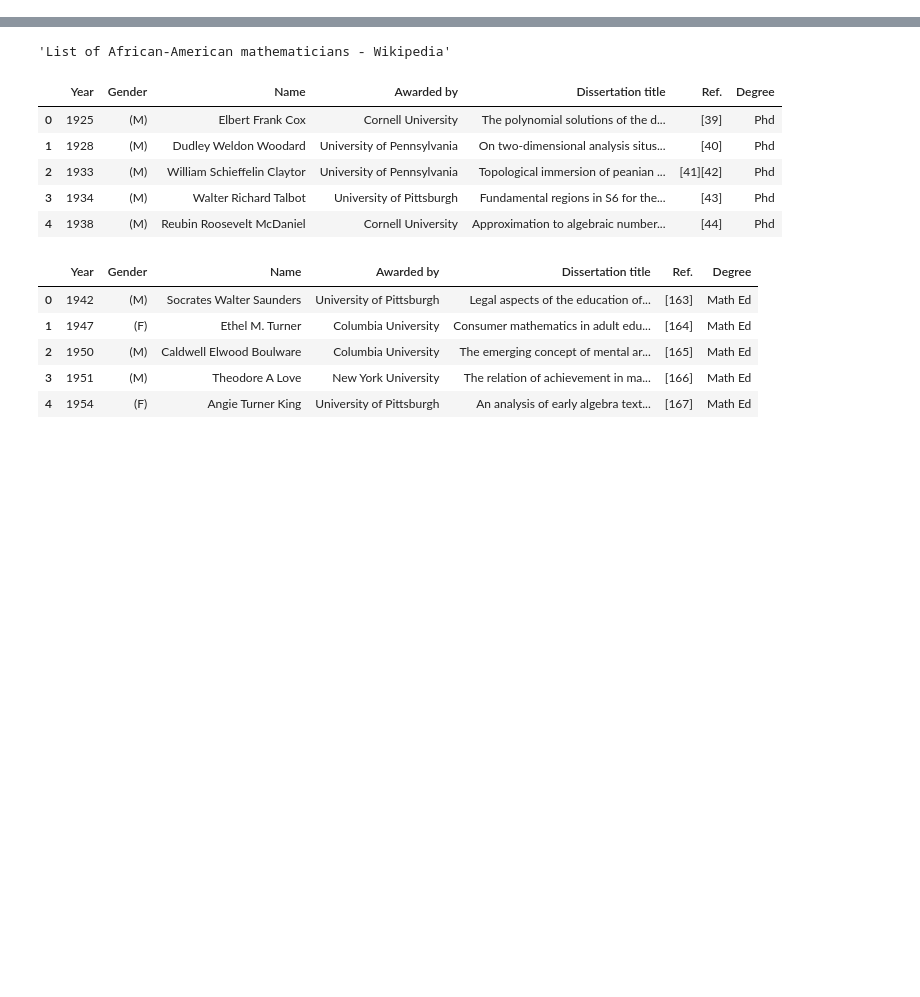
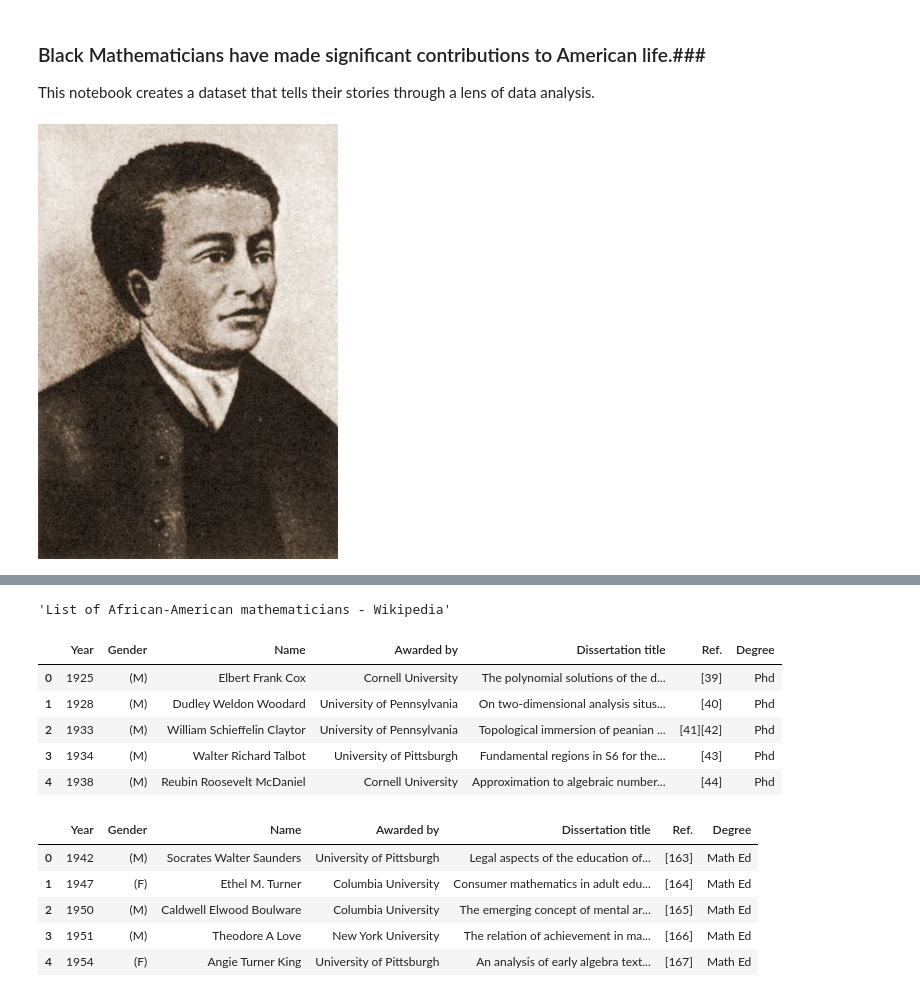
Before and after one commit to jasonrodneybrooks/Celebrating-Black-History-Month, a Jupyter notebook: KG_02_Mathematicians.ipynb, the cells around one changed output, grey strips where cells are left out. Saved outputs shown, nothing was run; the diff lists cells and outputs as text; code cells hidden in the pictures; blank space fills up the shorter version.

Commit message:
Banneker/Katherine Johnson; markdown

```diff
--- a/KG_02_Mathematicians.ipynb
+++ b/KG_02_Mathematicians.ipynb
@@ -0,0 +1,9 @@
+# %% [markdown]
+### Black Mathematicians have made significant contributions to American life.###
+This notebook creates a dataset that tells their stories through a lens of data analysis.
+# %%
+from IPython.display import Image
+Image("Banneker.jpg")
+# Benjamin Banneker
+# %% [output]
+[figure, added]
```
Also changed, not shown: parts of 5 cells of this notebook.
